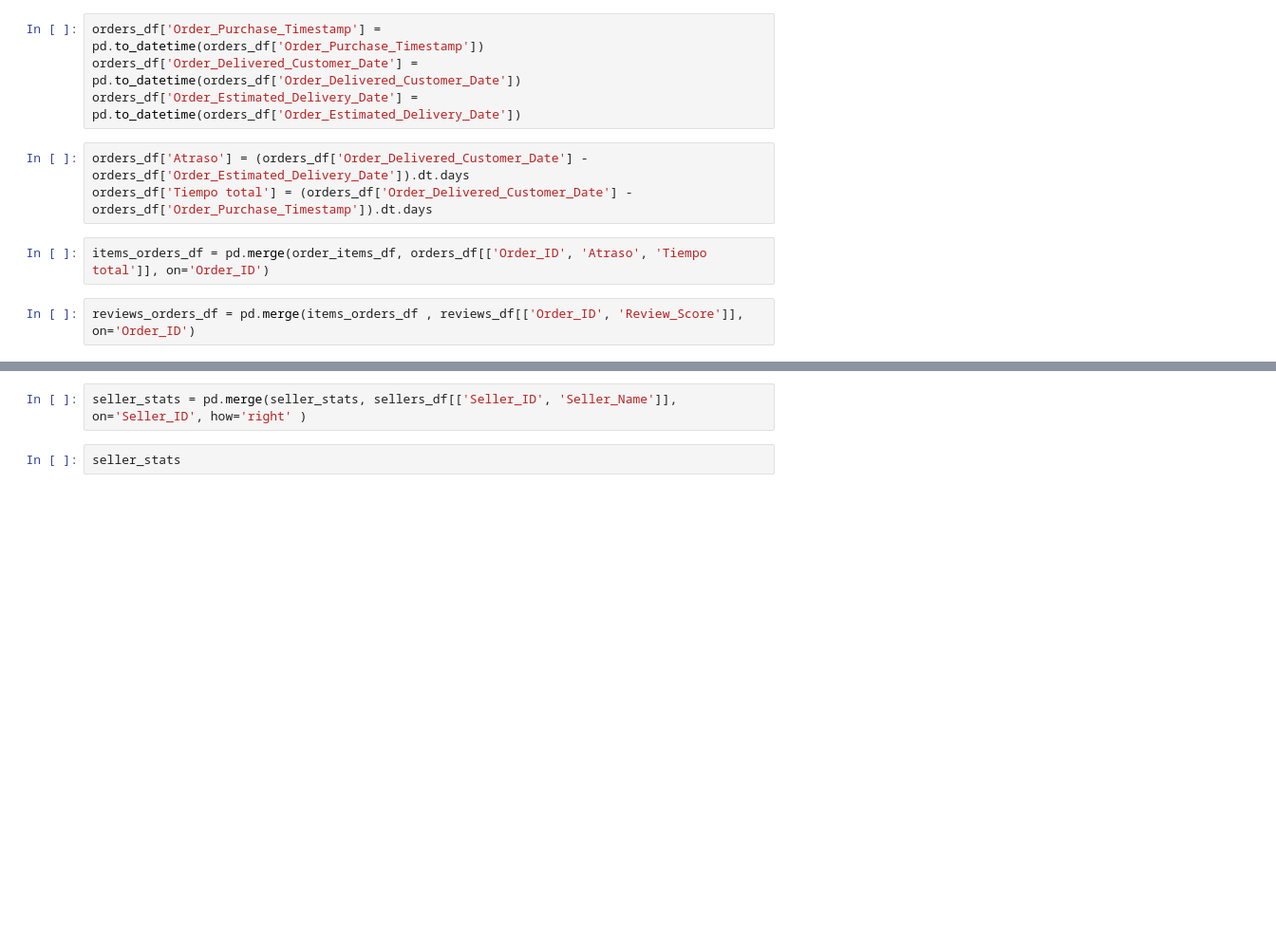
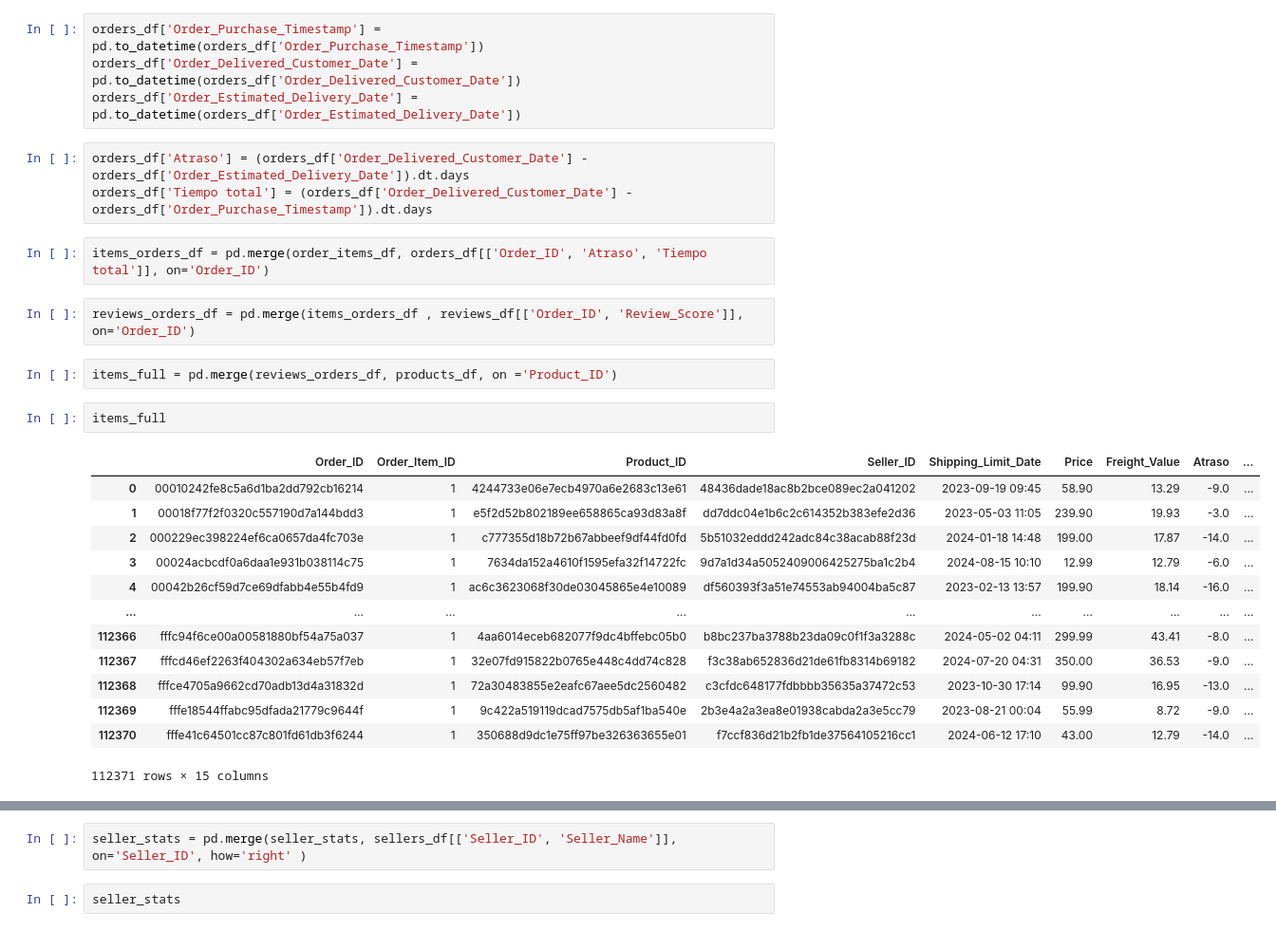
Before and after one commit to JosefinaE/proyecto-mineria-datos, a Jupyter notebook: hito1/Pregunta3.ipynb, the cells around one changed output, grey strips where cells are left out. Shown: that part at 95% size. Saved outputs shown, nothing was run; the diff lists cells and outputs as text; blank space fills up the shorter version.

```diff
--- a/hito1/Pregunta3.ipynb
+++ b/hito1/Pregunta3.ipynb
@@ -24,3 +24,21 @@ orders_df['Tiempo total'] = (orders_df['Order_Delivered_Customer_Date'] - orders
 items_orders_df = pd.merge(order_items_df, orders_df[['Order_ID', 'Atraso', 'Tiempo total']], on='Order_ID')
 # %%
 reviews_orders_df = pd.merge(items_orders_df , reviews_df[['Order_ID', 'Review_Score']], on='Order_ID')
+# %%
+items_full = pd.merge(reviews_orders_df, products_df, on ='Product_ID')
+# %%
+items_full
+# %% [output]
+|  | Order_ID | Order_Item_ID | Product_ID | Seller_ID | Shipping_Limit_Date | Price | Freight_Value | Atraso | ... |
+| 0 | 00010242fe8c5a6d1ba2dd792cb16214 | 1 | 4244733e06e7ecb4970a6e2683c13e61 | 48436dade18ac8b2bce089ec2a041202 | 2023-09-19 09:45 | 58.90 | 13.29 | -9.0 | ... |
+| 1 | 00018f77f2f0320c557190d7a144bdd3 | 1 | e5f2d52b802189ee658865ca93d83a8f | dd7ddc04e1b6c2c614352b383efe2d36 | 2023-05-03 11:05 | 239.90 | 19.93 | -3.0 | ... |
+| 2 | 000229ec398224ef6ca0657da4fc703e | 1 | c777355d18b72b67abbeef9df44fd0fd | 5b51032eddd242adc84c38acab88f23d | 2024-01-18 14:48 | 199.00 | 17.87 | -14.0 | ... |
+| 3 | 00024acbcdf0a6daa1e931b038114c75 | 1 | 7634da152a4610f1595efa32f14722fc | 9d7a1d34a5052409006425275ba1c2b4 | 2024-08-15 10:10 | 12.99 | 12.79 | -6.0 | ... |
+| 4 | 00042b26cf59d7ce69dfabb4e55b4fd9 | 1 | ac6c3623068f30de03045865e4e10089 | df560393f3a51e74553ab94004ba5c87 | 2023-02-13 13:57 | 199.90 | 18.14 | -16.0 | ... |
+| ... | ... | ... | ... | ... | ... | ... | ... | ... | ... |
+| 112366 | fffc94f6ce00a00581880bf54a75a037 | 1 | 4aa6014eceb682077f9dc4bffebc05b0 | b8bc237ba3788b23da09c0f1f3a3288c | 2024-05-02 04:11 | 299.99 | 43.41 | -8.0 | ... |
+| 112367 | fffcd46ef2263f404302a634eb57f7eb | 1 | 32e07fd915822b0765e448c4dd74c828 | f3c38ab652836d21de61fb8314b69182 | 2024-07-20 04:31 | 350.00 | 36.53 | -9.0 | ... |
+| 112368 | fffce4705a9662cd70adb13d4a31832d | 1 | 72a30483855e2eafc67aee5dc2560482 | c3cfdc648177fdbbbb35635a37472c53 | 2023-10-30 17:14 | 99.90 | 16.95 | -13.0 | ... |
+| 112369 | fffe18544ffabc95dfada21779c9644f | 1 | 9c422a519119dcad7575db5af1ba540e | 2b3e4a2a3ea8e01938cabda2a3e5cc79 | 2023-08-21 00:04 | 55.99 | 8.72 | -9.0 | ... |
+| 112370 | fffe41c64501cc87c801fd61db3f6244 | 1 | 350688d9dc1e75ff97be326363655e01 | f7ccf836d21b2fb1de37564105216cc1 | 2024-06-12 17:10 | 43.00 | 12.79 | -14.0 | ... |
+112371 rows × 15 columns
```
Also changed, not shown: parts of 10 cells of this notebook.
